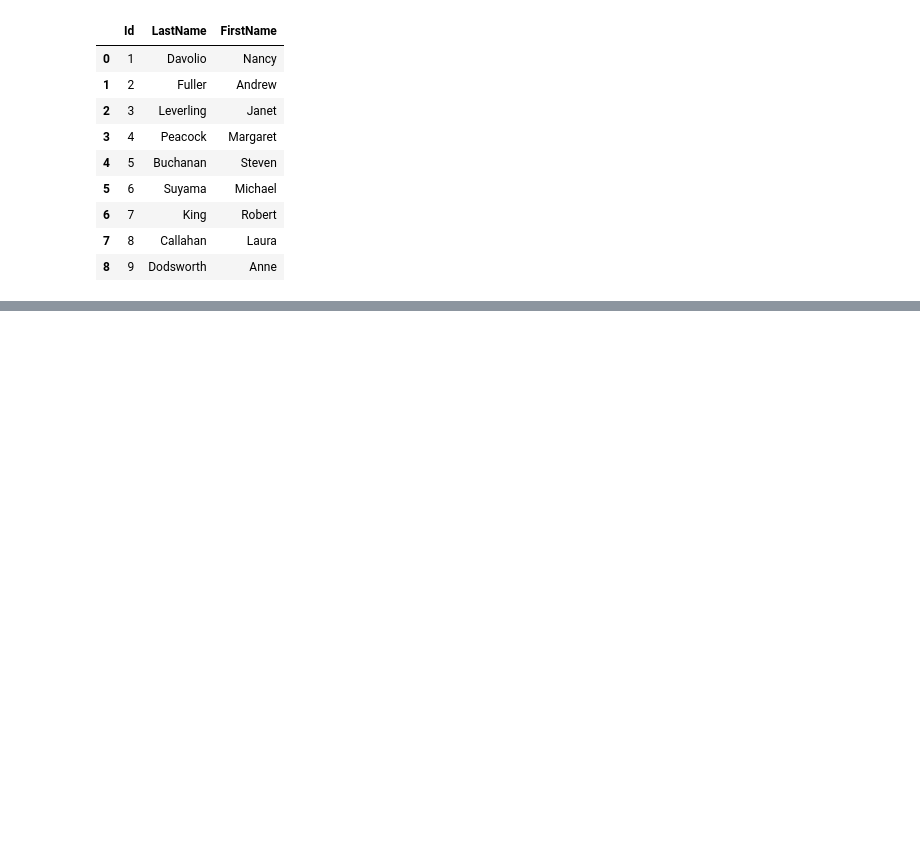
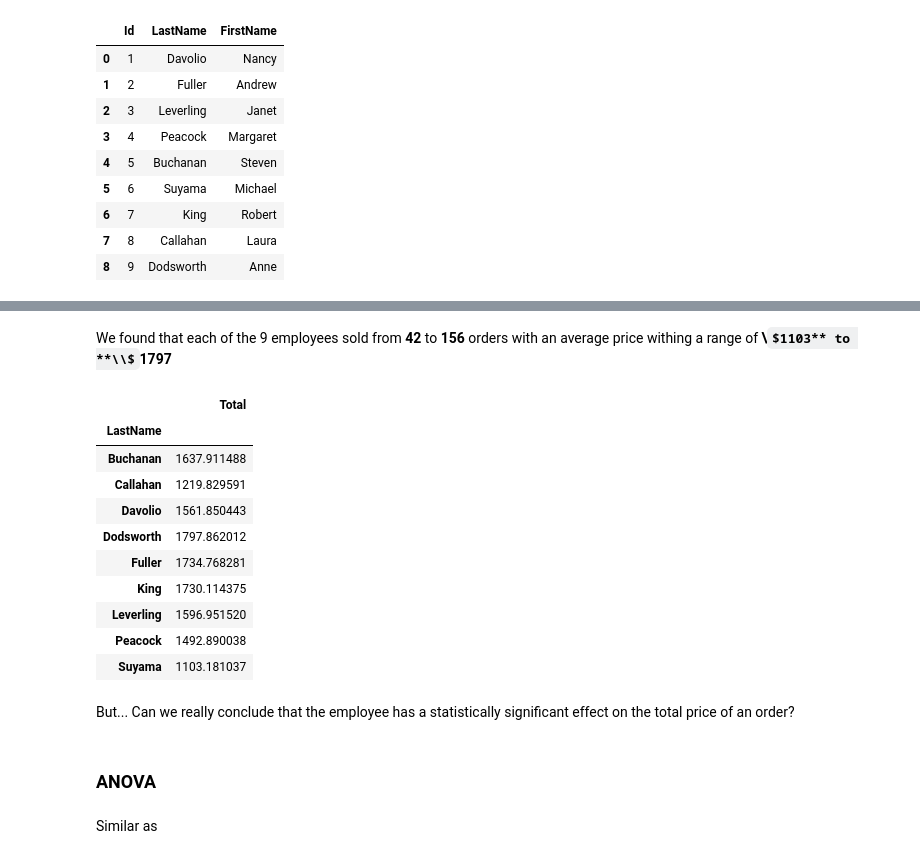
Before and after one commit to bartomolina/dsmod3project, a Jupyter notebook: student.ipynb, the cells around one changed output, grey strips where cells are left out. Saved outputs shown, nothing was run; the diff lists cells and outputs as text; code cells hidden in the pictures; some formulas as TeX source; blank space fills up the shorter version.

```diff
--- a/student.ipynb
+++ b/student.ipynb
@@ -385,0 +413,22 @@ for discount in (5, 10, 15, 20, 25):
+# %% [markdown]
+We found that each of the 9 employees sold from **42** to **156** orders with an average price withing a range of **\\$1103** to **\\$1797**
+# %%
+df_employee_orders
+# %% [output]
+|  | Total |
+| LastName |  |
+| Buchanan | 1637.911488 |
+| Callahan | 1219.829591 |
+| Davolio | 1561.850443 |
+| Dodsworth | 1797.862012 |
+| Fuller | 1734.768281 |
+| King | 1730.114375 |
+| Leverling | 1596.951520 |
+| Peacock | 1492.890038 |
+| Suyama | 1103.181037 |
+# %% [markdown]
+But... Can we really conclude that the employee has a statistically significant effect on the total price of an order?
+# %% [markdown]
+### ANOVA
+# %% [markdown]
+Similar as
```
Also changed, not shown: parts of 15 cells of this notebook.
